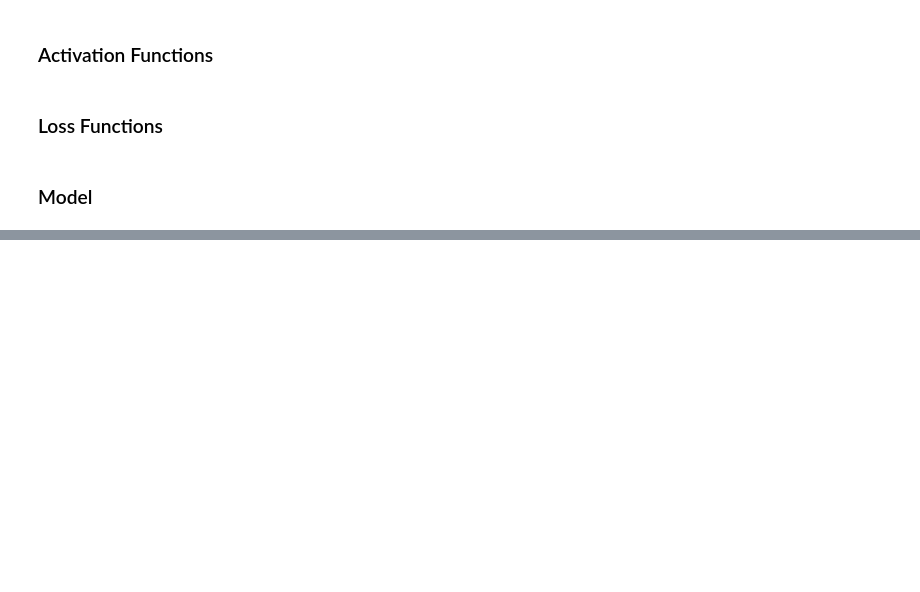
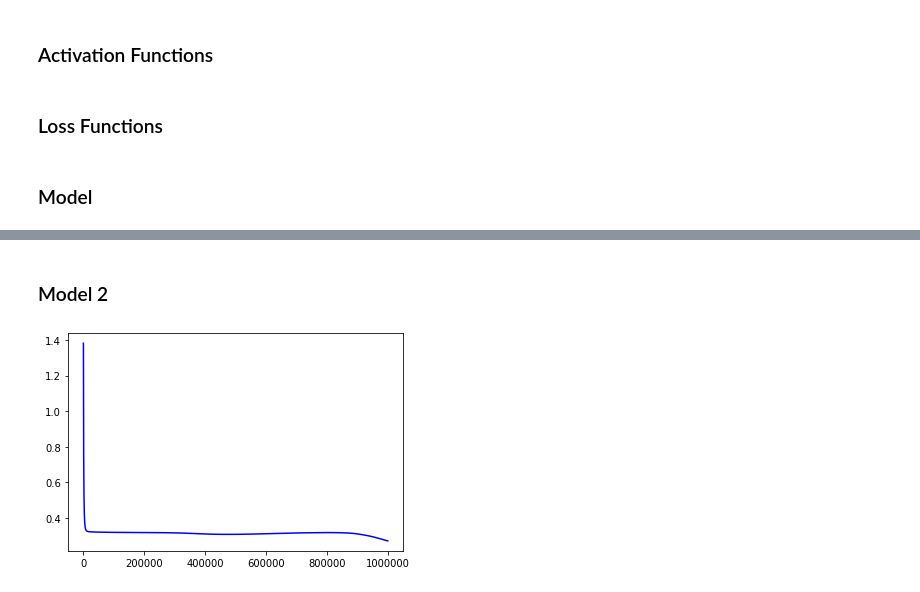
Before and after one commit to brenmcnamara/ML, a Jupyter notebook: projects/Back Propagation.ipynb, the cells around one changed output, grey strips where cells are left out. Cells and saved outputs as stored; diff of their text form; code cells hidden in the pictures; blank space fills up the shorter version.

```diff
--- a/projects/Back Propagation.ipynb
+++ b/projects/Back Propagation.ipynb
@@ -251,4 +284,13 @@ def backward(model, expected):
 # %%
 def predict(model, X, threshold=0.5):
-    Y = forward(model, X, record_outputs=False)
-    return Y >= threshold
+    should_toggle_no_grad = 'no_grad' in model and model['no_grad']
+
+    if should_toggle_no_grad:
+        no_grad(model)
+
+    Y = forward(model, X)
+
+    if should_toggle_no_grad:
+        grad(model)
+
+    return (Y >= threshold).astype(float)
@@ -279,0 +422,10 @@ len(model1['layers']))
+# %% [markdown]
+### Model 2
+# %%
+x = [i*100 for i in range(len(model2_train_errors))]
+
+# plt.plot(x, model2_train_errors, 'green')
+plt.plot(x, model2_test_errors, 'blue')
+plt.show()
+# %% [output]
+[figure, added]
```
Also changed, not shown: parts of 24 cells of this notebook.
